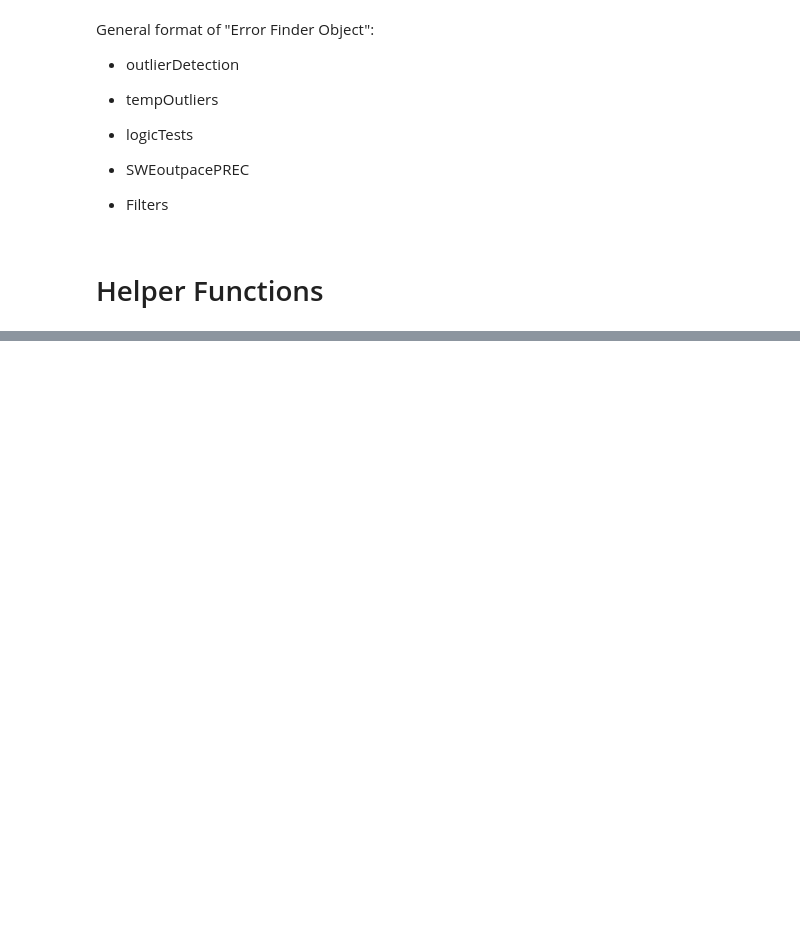
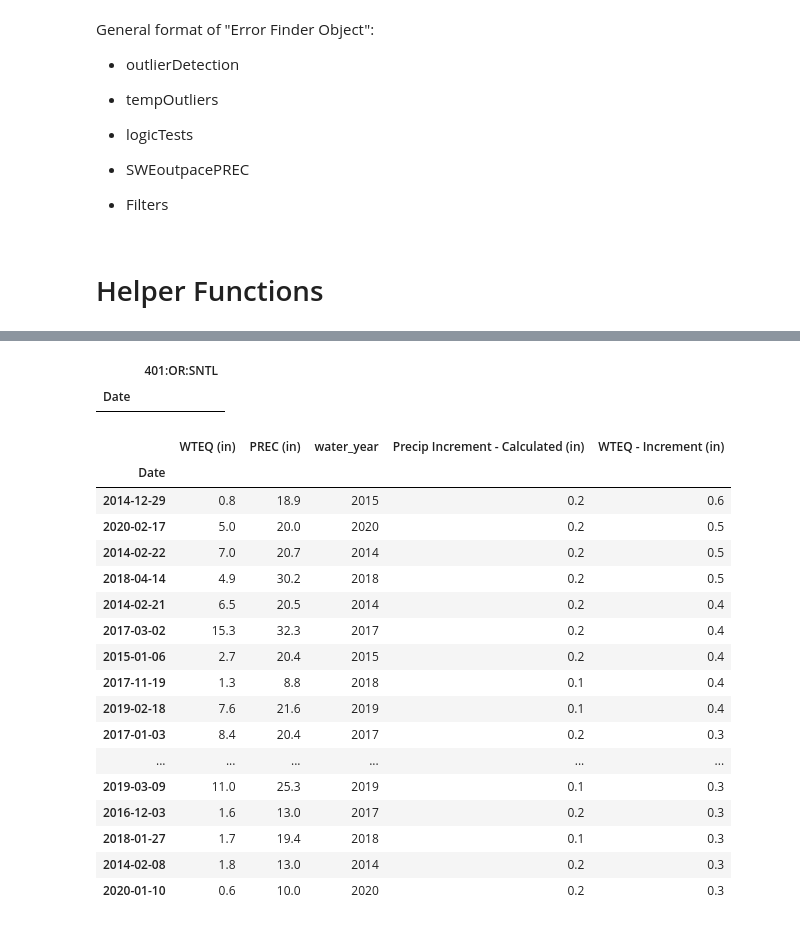
Before and after one commit to geoskimoto/SNOTEL_AnomalyDetection, a Jupyter notebook: errorFinder.ipynb, the cells around one changed output, grey strips where cells are left out. Drawn from its saved outputs; the diff is of its cells as text; code cells hidden in the pictures; blank space fills up the shorter version.

```diff
--- a/errorFinder.ipynb
+++ b/errorFinder.ipynb
@@ -229,2 +495,2 @@ class errorChecking():
 # %%
-PREC = getData(['401:OR:SNTL'], 'PREC', '01/01/2014', '04/01/2020')
+OR401 = errorChecking(['401:OR:SNTL'],'01/01/2018', '04/01/2020')
@@ -236,2 +496,0 @@ PREC[PREC.iloc[:,0] < 0]
-# %%
-OR401 = errorChecking.logicalTests(['401:OR:SNTL'],'01/01/2014', '04/01/2020')
@@ -241,0 +518,26 @@ OR401.SWEvsPREC('WTEQ', 'PREC')
+# %%
+OR401.logicalTests.precipitationLessThanZero()
+# %% [output]
+|  | 401:OR:SNTL |
+| Date |  |
+# %%
+OR401.WTEQvsPREC_table(0.3,0.2)
+# %% [output]
+|  | WTEQ (in) | PREC (in) | water_year | Precip Increment - Calculated (in) | WTEQ - Increment (in) |
+| Date |  |  |  |  |  |
+| 2014-12-29 | 0.8 | 18.9 | 2015 | 0.2 | 0.6 |
+| 2020-02-17 | 5.0 | 20.0 | 2020 | 0.2 | 0.5 |
+| 2014-02-22 | 7.0 | 20.7 | 2014 | 0.2 | 0.5 |
+| 2018-04-14 | 4.9 | 30.2 | 2018 | 0.2 | 0.5 |
+| 2014-02-21 | 6.5 | 20.5 | 2014 | 0.2 | 0.4 |
+| 2017-03-02 | 15.3 | 32.3 | 2017 | 0.2 | 0.4 |
+| 2015-01-06 | 2.7 | 20.4 | 2015 | 0.2 | 0.4 |
+| 2017-11-19 | 1.3 | 8.8 | 2018 | 0.1 | 0.4 |
+| 2019-02-18 | 7.6 | 21.6 | 2019 | 0.1 | 0.4 |
+| 2017-01-03 | 8.4 | 20.4 | 2017 | 0.2 | 0.3 |
+| ... | ... | ... | ... | ... | ... |
+| 2019-03-09 | 11.0 | 25.3 | 2019 | 0.1 | 0.3 |
+| 2016-12-03 | 1.6 | 13.0 | 2017 | 0.2 | 0.3 |
+| 2018-01-27 | 1.7 | 19.4 | 2018 | 0.1 | 0.3 |
+| 2014-02-08 | 1.8 | 13.0 | 2014 | 0.2 | 0.3 |
+| 2020-01-10 | 0.6 | 10.0 | 2020 | 0.2 | 0.3 |
```
Also changed, not shown: parts of 32 cells of this notebook.
